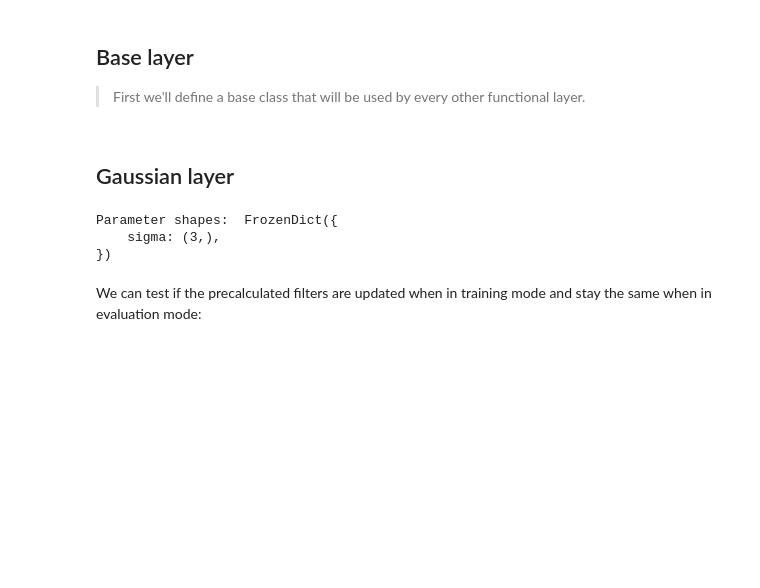
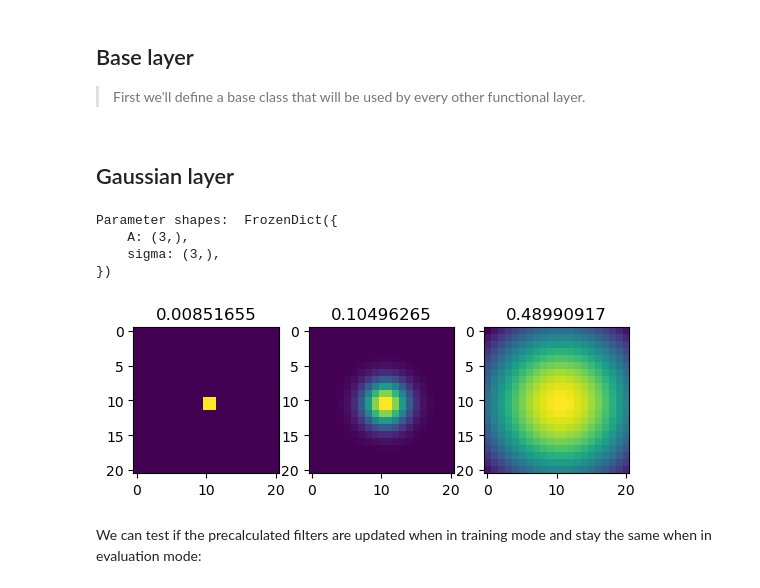
Before and after one commit to Jorgvt/fxlayers, a Jupyter notebook: Notebooks/00_layers.ipynb, the cells around one changed output. Saved outputs shown, nothing was run; the diff lists cells and outputs as text; code cells hidden in the pictures; blank space fills up the shorter version.

Commit message:
:sparkles: Added a generate_dominion method and changed the initialization of the sigmas. Added a nice plot as well

```diff
--- a/Notebooks/00_layers.ipynb
+++ b/Notebooks/00_layers.ipynb
@@ -89,7 +89,7 @@ class GaussianLayer(nn.Module):
                                         jnp.zeros,
                                         (self.kernel_size, self.kernel_size, inputs.shape[-1], self.features))
         sigma = self.param("sigma",
-                           nn.initializers.uniform(scale=1),
+                           nn.initializers.uniform(scale=self.xmean),
                            (self.features*inputs.shape[-1],))
         A = self.param("A",
                        nn.initializers.ones,
@@ -98,7 +98,7 @@ class GaussianLayer(nn.Module):
         if is_initialized and not train:
             kernel = precalc_filters.value
         elif is_initialized and train:
-            x, y = jnp.meshgrid(jnp.linspace(0,self.kernel_size/self.fs,num=self.kernel_size+1)[:-1], jnp.linspace(0,self.kernel_size/self.fs,num=self.kernel_size+1)[:-1])
+            x, y = self.generate_dominion()
             kernel = jax.vmap(self.gaussian, in_axes=(None,None,None,None,0,0,None), out_axes=0)(x, y, self.xmean, self.ymean, sigma, A, self.normalize_prob)
             # kernel = jnp.reshape(kernel, newshape=(self.kernel_size, self.kernel_size, inputs.shape[-1], self.features))
             kernel = rearrange(kernel, "(c_in c_out) kx ky -> kx ky c_in c_out", c_in=inputs.shape[-1], c_out=self.features)
@@ -124,22 +124,38 @@ class GaussianLayer(nn.Module):
         A_norm = jnp.where(normalize_prob, 1/(2*jnp.pi*sigma), 1.)
         return A*A_norm*jnp.exp(-((x-xmean)**2 + (y-ymean)**2)/(2*sigma**2))
 
-    def return_kernel(self, params):
-        x, y = jnp.meshgrid(jnp.linspace(0,1,num=self.kernel_size), jnp.linspace(0,1,num=self.kernel_size))
-        kernel = jax.vmap(self.gaussian, in_axes=(None,None,None,None,0,0,None), out_axes=-1)(x, y, self.xmean, self.ymean, params["params"]["sigma"], params["params"]["A"], self.normalize_prob)
-        kernel = jnp.reshape(kernel, newshape=(self.kernel_size, self.kernel_size, 3, self.features))
+    def return_kernel(self, params, c_in):
+        x, y = self.generate_dominion()
+        kernel = jax.vmap(self.gaussian, in_axes=(None,None,None,None,0,0,None), out_axes=0)(x, y, self.xmean, self.ymean, params["params"]["sigma"], params["params"]["A"], self.normalize_prob)
+        # kernel = jnp.reshape(kernel, newshape=(self.kernel_size, self.kernel_size, 3, self.features))
+        kernel = rearrange(kernel, "(c_in c_out) kx ky -> kx ky c_in c_out", c_in=c_in, c_out=self.features)
         return kernel
+
+    def generate_dominion(self):
+        return jnp.meshgrid(jnp.linspace(0,self.kernel_size/self.fs,num=self.kernel_size+1)[:-1], jnp.linspace(0,self.kernel_size/self.fs,num=self.kernel_size+1)[:-1])
 # %%
 key1, key2 = random.split(random.PRNGKey(0), 2)
 x = random.normal(key1, shape=(28,28,3))
-model = GaussianLayer(features=1, kernel_size=21)
+model = GaussianLayer(features=1, kernel_size=21, fs=21)
 variables = model.init(key2, x)
 state, params = variables.pop("params")
 print("Parameter shapes: ", jax.tree_util.tree_map(lambda x: x.shape, params))
 # %% [output]
 Parameter shapes:  FrozenDict({
+    A: (3,),
     sigma: (3,),
 })
+# %%
+#| eval: false
+import matplotlib.pyplot as plt
+kernel = model.return_kernel({"params": params}, c_in=3)
+fig, axes = plt.subplots(1, 3)
+for k, sigma, ax in zip(rearrange(kernel, "kx ky cin cout -> (cin cout) kx ky"), params["sigma"], axes):
+    ax.imshow(k)
+    ax.set_title(sigma)
+plt.show()
+# %% [output]
+[figure, added]
 # %% [markdown]
 We can test if the precalculated filters are updated when in training mode and stay the same when in evaluation mode:
 # %%
```
Also changed, not shown: parts of 3 cells of this notebook, 2 other files.
